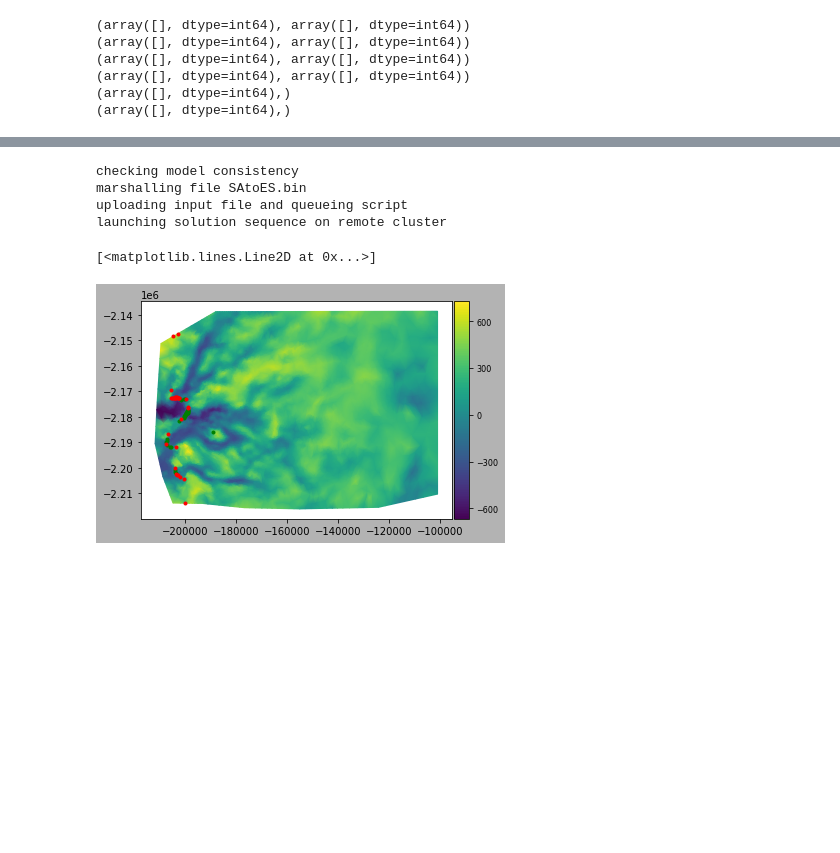
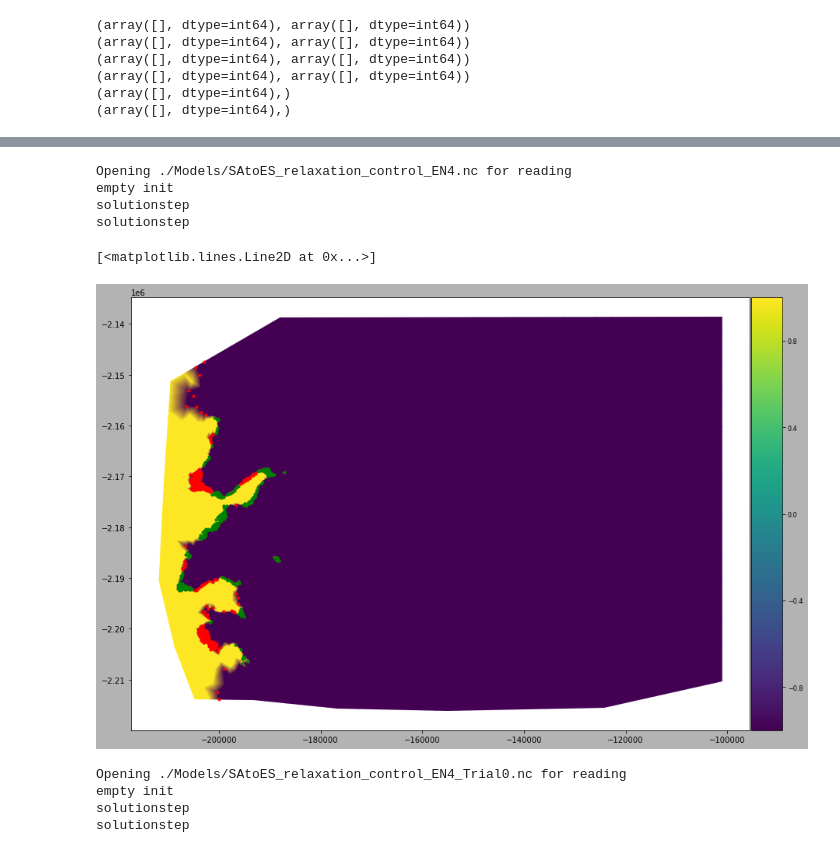
Before and after one commit to dfelikson/GrIS_Outlet_Glacier_Seasonal_dhdt, a Jupyter notebook: relaxation.ipynb, the cells around one changed output, grey strips where cells are left out. Cells and saved outputs as stored; diff of their text form; code cells hidden in the pictures; blank space fills up the shorter version.

Commit message:
LHS ensemble plots with terminus change

```diff
--- a/relaxation.ipynb
+++ b/relaxation.ipynb
@@ -68,5 +70,5 @@ md.timestepping.time_step  = .02;
 md.timestepping.final_time = start_year + relaxation_years;
 md.settings.output_frequency = (1/md.timestepping.time_step)/5; # 5/yr
 # %%
-#with open('ens_dict.pickle', 'rb') as f:
-    #ens_data = pickle.load(f)
+with open('ens_dict.pickle', 'rb') as f:
+    ens_data = pickle.load(f)
@@ -201,3 +223,7 @@ print(np.where(np.isinf(md.geometry.bed)))
 (array([], dtype=int64), array([], dtype=int64))
 (array([], dtype=int64),)
 (array([], dtype=int64),)
+# %%
+from calvingvonmises import calvingvonmises
+md.calving = calvingvonmises()
+md.calving
@@ -204,10 +245,10 @@ print(np.where(np.isinf(md.geometry.bed)))
 # %%
-#for ensemble_ID in ens_data.keys():
+for ensemble_ID in ens_data.keys():
 # set up to run all 10 in one run
-#ensemble_ID = 'Trial9' # change ID for each Trial value
-#subglacial_discharge = ens_data[ensemble_ID]['sd_after']
-#thermal_forcing = ens_data[ensemble_ID]['tf_after']
-#calving = ens_data[ensemble_ID]['calve_after']
+    ensemble_ID = 'Trial9' # change ID for each Trial value
+    subglacial_discharge = ens_data[ensemble_ID]['sd_after']
+    thermal_forcing = ens_data[ensemble_ID]['tf_after']
+    calving = ens_data[ensemble_ID]['calve_after']
 
 #print(ensemble_ID)
 #print(subglacial_discharge)
@@ -228,8 +269,8 @@ md.groundingline.migration = 'SubelementMigration'
 #md.frontalforcings = frontalforcingsrignot()
 
 #+++++++++++++++++++++++++++++++++++++++++++++++++++++++++++++++++++++++
-#md.frontalforcings.subglacial_discharge = 0.0026 * np.ones(md.mesh.numberofvertices) + 0.05003857059290104 #add LHS value
-#md.frontalforcings.thermalforcing = 15.7 * np.ones(md.mesh.numberofvertices) + -2.0840162904433726 #add LHS value
+md.frontalforcings.subglacial_discharge = md.frontalforcings.subglacial_discharge + (md.frontalforcings.subglacial_discharge * subglacial_discharge) #add LHS value
+md.frontalforcings.thermalforcing = md.frontalforcings.subglacial_discharge + (md.frontalforcings.subglacial_discharge * thermal_forcing) #add LHS value
 
 pos = np.where(md.geometry.bed > 0)[0]
 md.frontalforcings.subglacial_discharge[pos] = 0
@@ -244,7 +285,7 @@ from calvingvonmises import calvingvonmises
 md.calving = calvingvonmises()
 
 #+++++++++++++++++++++++++++++++++++++++++++++++++++++++++++++++++++++++
-md.calving.stress_threshold_groundedice = 1000000.0 #replace with LHS value
+md.calving.stress_threshold_groundedice = md.calving.stress_threshold_groundedice + (md.calving.stress_threshold_groundedice * calving)
 #+++++++++++++++++++++++++++++++++++++++++++++++++++++++++++++++++++++++
 
 #md.levelset.spclevelset = np.nan * np.ones([md.mesh.numberofvertices,1])
@@ -274,7 +315,7 @@ for i in range(len(md.results.TransientSolution)):
     md.results.TransientSolution[i].step = np.float64(md.results.TransientSolution[i].step)
 
 #export_netCDF(md, "./Models/SAtoES_relaxation_" +ensemble_ID+ ".nc")
-#export_netCDF(md, "./Models/SAtoES_relaxation_control.nc")
+export_netCDF(md, "./Models/SAtoES_relaxation_control_EN4_Trial9.nc")
 # %% [output]
 checking model consistency
 marshalling file SAtoES.bin
@@ -286,35 +330,42 @@ md = loadmodel('./Models/SAtoES_relaxation_control.nc')
-# %%
-md.timestepping.final_time = 1995.
-md = solve(md, 'tr')
-# %% [output]
-checking model consistency
-marshalling file SAtoES.bin
-uploading input file and queueing script
-launching solution sequence on remote cluster
+# %%
+md = loadmodel('./Models/SAtoES_relaxation_control_EN4.nc', singleres='TransientSolution', singletime=150)
+# %% [output]
+Opening ./Models/SAtoES_relaxation_control_EN4.nc for reading
+empty init
+solutionstep
+solutionstep
 # %%
 time = [md.results.TransientSolution[i].time for i in range(len(md.results.TransientSolution))]
 VAF = [md.results.TransientSolution[i].IceVolumeAboveFloatation for i in range(len(md.results.TransientSolution))]
 
 # Look for terminus advance
 idx = np.logical_and(np.array(md.mask.ice_levelset) > 0, \
                      np.array(md.results.TransientSolution[-1].MaskIceLevelset).ravel() <= 0)
 pos_advance = np.where(idx)[0]
 
 # Look for terminus retreat
 idx = np.logical_and(np.array(md.mask.ice_levelset) < 0, \
                      np.array(md.results.TransientSolution[-1].MaskIceLevelset).ravel() >= 0)
 pos_retreat = np.where(idx)[0]
 
 #fig = plt.figure(figsize=(10,10))
 #plotmodel(md, 'data', np.array(md.mask.ice_levelset), \
 #              'data', np.array(md.results.TransientSolution[5].MaskIceLevelset).ravel(), \
 #              'caxis#all', [-1., +1.])
 #plotmodel(md, 'data', np.array(md.mask.ice_levelset) - np.array(md.results.TransientSolution[-1].MaskIceLevelset).ravel(), \
 #              'caxis#all', [-1, +1])
 
+fig = plt.figure(figsize=(15,15))
 plotmodel(md, 'data', md.mask.ice_levelset)
 plt.plot(md.mesh.x[pos_advance], md.mesh.y[pos_advance], 'g.')
 plt.plot(md.mesh.x[pos_retreat], md.mesh.y[pos_retreat], 'r.')
 # %% [output]
 [<matplotlib.lines.Line2D at 0x...>]
-[figure, old version]
+[figure, new version]
+# %%
+md = loadmodel('./Models/SAtoES_relaxation_control_EN4_Trial0.nc', singleres='TransientSolution', singletime=150)
+# %% [output]
+Opening ./Models/SAtoES_relaxation_control_EN4_Trial0.nc for reading
+empty init
+solutionstep
+solutionstep
```
Also changed, not shown: parts of 26 cells of this notebook.
